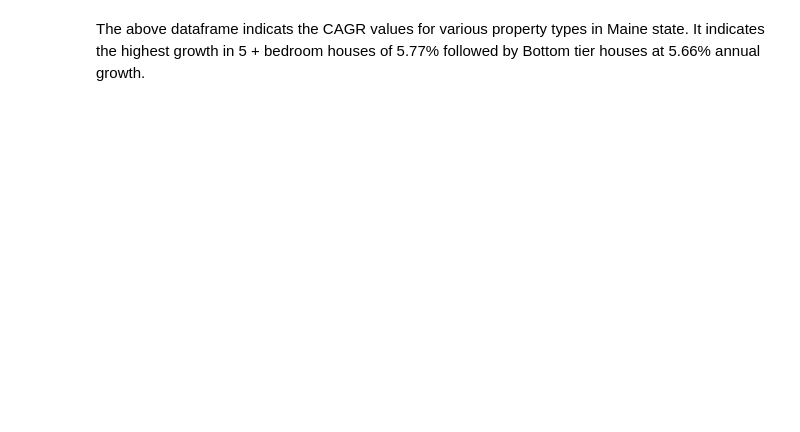
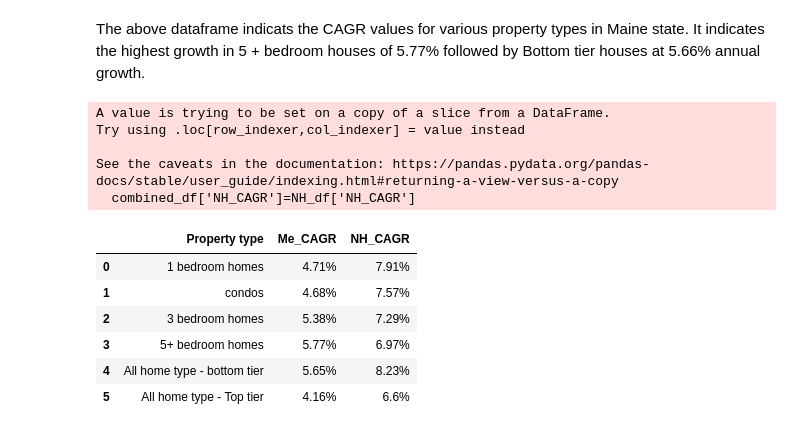
Before and after one commit to Arnawutu/Project1Group10, a Jupyter notebook: Main_Data/Data_Cleaning_New_Hampshire & Maine.ipynb, the cells around one changed output. Cells and saved outputs as stored; diff of their text form; code cells hidden in the pictures; blank space fills up the shorter version.

```diff
--- a/Main_Data/Data_Cleaning_New_Hampshire & Maine.ipynb
+++ b/Main_Data/Data_Cleaning_New_Hampshire & Maine.ipynb
@@ -632,3 +632,20 @@ ME_df
 | 5 | All home type - Top tier | 560316.750000 | 842532.500000 | 4.16% |
 # %% [markdown]
 The above dataframe indicats the CAGR values for various property types in Maine state. It indicates the highest growth in 5 + bedroom houses of 5.77% followed by Bottom tier houses at 5.66% annual growth.
+# %%
+combined_df=ME_df[['Property type','Me_CAGR']]
+combined_df['NH_CAGR']=NH_df['NH_CAGR']
+combined_df
+# %% [output]
+A value is trying to be set on a copy of a slice from a DataFrame.
+Try using .loc[row_indexer,col_indexer] = value instead
+
+See the caveats in the documentation: https://pandas.pydata.org/pandas-docs/stable/user_guide/indexing.html#returning-a-view-versus-a-copy
+  combined_df['NH_CAGR']=NH_df['NH_CAGR']
+|  | Property type | Me_CAGR | NH_CAGR |
+| 0 | 1 bedroom homes | 4.71% | 7.91% |
+| 1 | condos | 4.68% | 7.57% |
+| 2 | 3 bedroom homes | 5.38% | 7.29% |
+| 3 | 5+ bedroom homes | 5.77% | 6.97% |
+| 4 | All home type - bottom tier | 5.65% | 8.23% |
+| 5 | All home type - Top tier | 4.16% | 6.6% |
```
Also changed, not shown: parts of 3 cells of this notebook.
